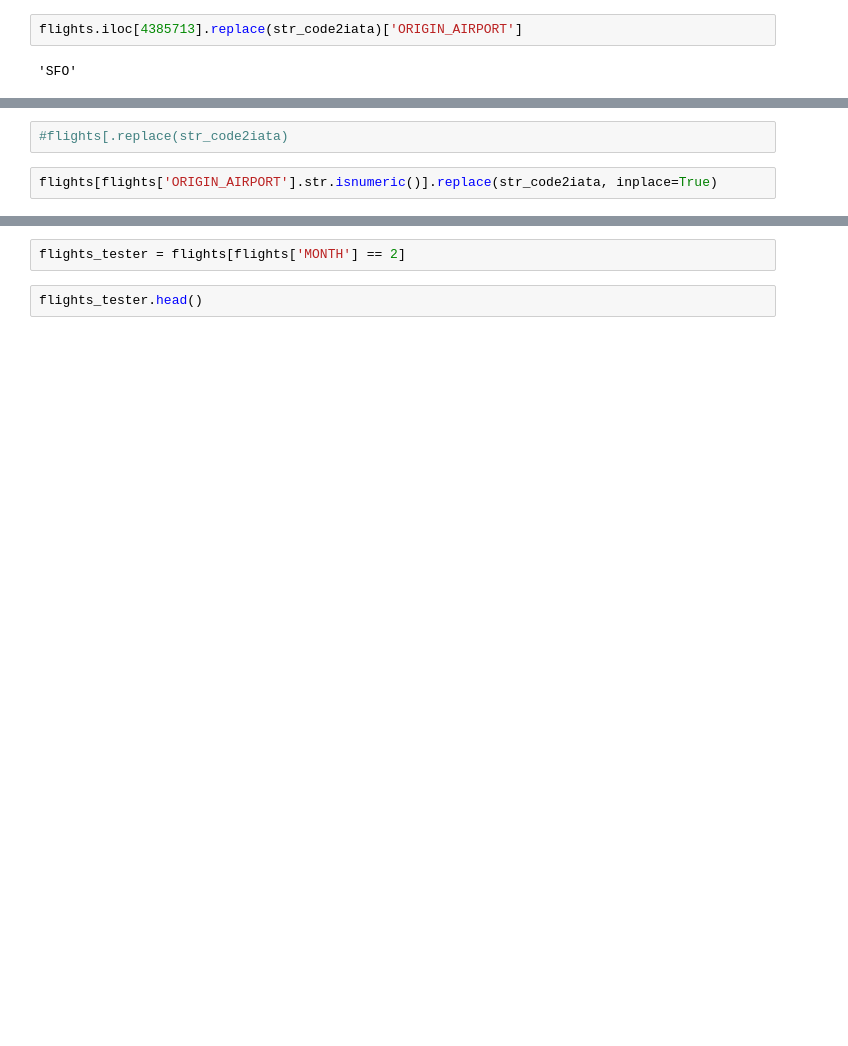
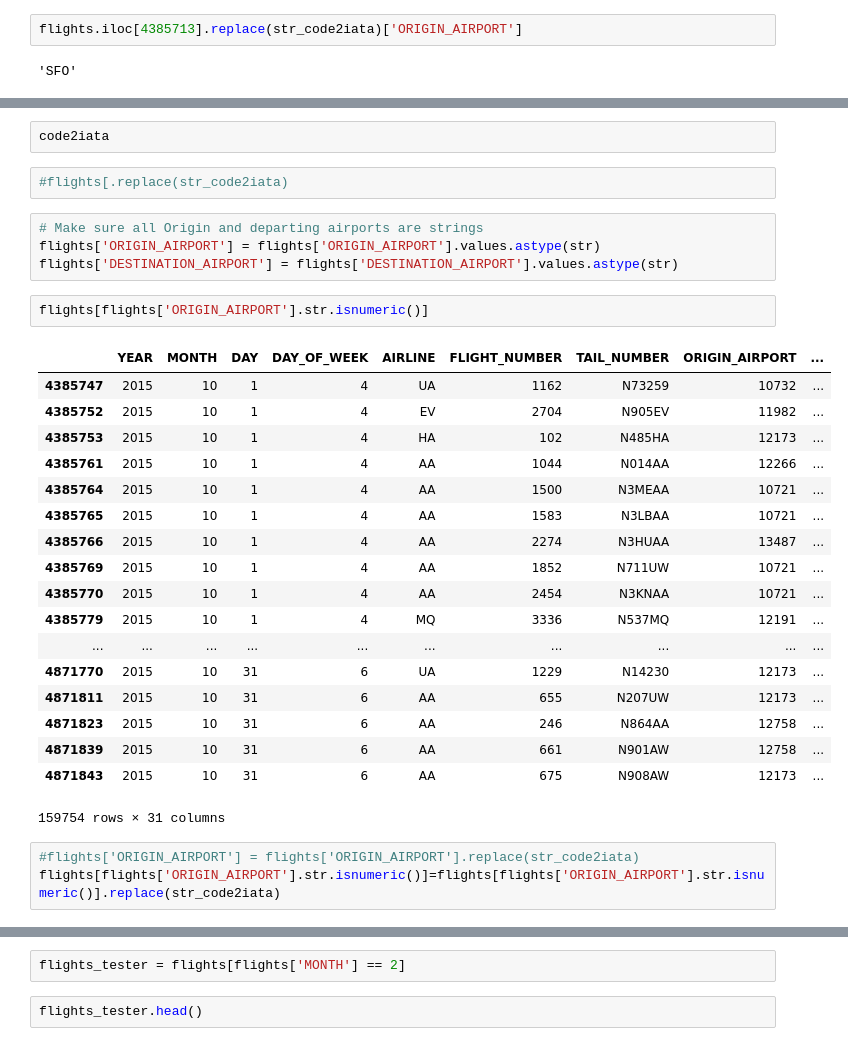
Before and after one commit to HichamISIMA/Projet-2018-2019, a Jupyter notebook: modif.ipynb, the cells around one changed output, grey strips where cells are left out. Cells and saved outputs as stored; diff of their text form; blank space fills up the shorter version.

```diff
--- a/modif.ipynb
+++ b/modif.ipynb
@@ -197,7 +125,35 @@ dict
+# %%
+code2iata
 # %%
 #flights[.replace(str_code2iata)
+# %%
+# Make sure all Origin and departing airports are strings
+flights['ORIGIN_AIRPORT'] = flights['ORIGIN_AIRPORT'].values.astype(str)
+flights['DESTINATION_AIRPORT'] = flights['DESTINATION_AIRPORT'].values.astype(str)
 # %%
-flights[flights['ORIGIN_AIRPORT'].str.isnumeric()].replace(str_code2iata, inplace=True)
+flights[flights['ORIGIN_AIRPORT'].str.isnumeric()]
+# %% [output]
+|  | YEAR | MONTH | DAY | DAY_OF_WEEK | AIRLINE | FLIGHT_NUMBER | TAIL_NUMBER | ORIGIN_AIRPORT | ... |
+| 4385747 | 2015 | 10 | 1 | 4 | UA | 1162 | N73259 | 10732 | ... |
+| 4385752 | 2015 | 10 | 1 | 4 | EV | 2704 | N905EV | 11982 | ... |
+| 4385753 | 2015 | 10 | 1 | 4 | HA | 102 | N485HA | 12173 | ... |
+| 4385761 | 2015 | 10 | 1 | 4 | AA | 1044 | N014AA | 12266 | ... |
+| 4385764 | 2015 | 10 | 1 | 4 | AA | 1500 | N3MEAA | 10721 | ... |
+| 4385765 | 2015 | 10 | 1 | 4 | AA | 1583 | N3LBAA | 10721 | ... |
+| 4385766 | 2015 | 10 | 1 | 4 | AA | 2274 | N3HUAA | 13487 | ... |
+| 4385769 | 2015 | 10 | 1 | 4 | AA | 1852 | N711UW | 10721 | ... |
+| 4385770 | 2015 | 10 | 1 | 4 | AA | 2454 | N3KNAA | 10721 | ... |
+| 4385779 | 2015 | 10 | 1 | 4 | MQ | 3336 | N537MQ | 12191 | ... |
+| ... | ... | ... | ... | ... | ... | ... | ... | ... | ... |
+| 4871770 | 2015 | 10 | 31 | 6 | UA | 1229 | N14230 | 12173 | ... |
+| 4871811 | 2015 | 10 | 31 | 6 | AA | 655 | N207UW | 12173 | ... |
+| 4871823 | 2015 | 10 | 31 | 6 | AA | 246 | N864AA | 12758 | ... |
+| 4871839 | 2015 | 10 | 31 | 6 | AA | 661 | N901AW | 12758 | ... |
+| 4871843 | 2015 | 10 | 31 | 6 | AA | 675 | N908AW | 12173 | ... |
+159754 rows × 31 columns
+# %%
+#flights['ORIGIN_AIRPORT'] = flights['ORIGIN_AIRPORT'].replace(str_code2iata)
+flights[flights['ORIGIN_AIRPORT'].str.isnumeric()]=flights[flights['ORIGIN_AIRPORT'].str.isnumeric()].replace(str_code2iata)
 # %%
 flights["ORIGIN_AIRPORT"].value_counts()/len(flights["ORIGIN_AIRPORT"])
 # %% [output]
```
Also changed, not shown: parts of 34 cells of this notebook, 2 other files.
